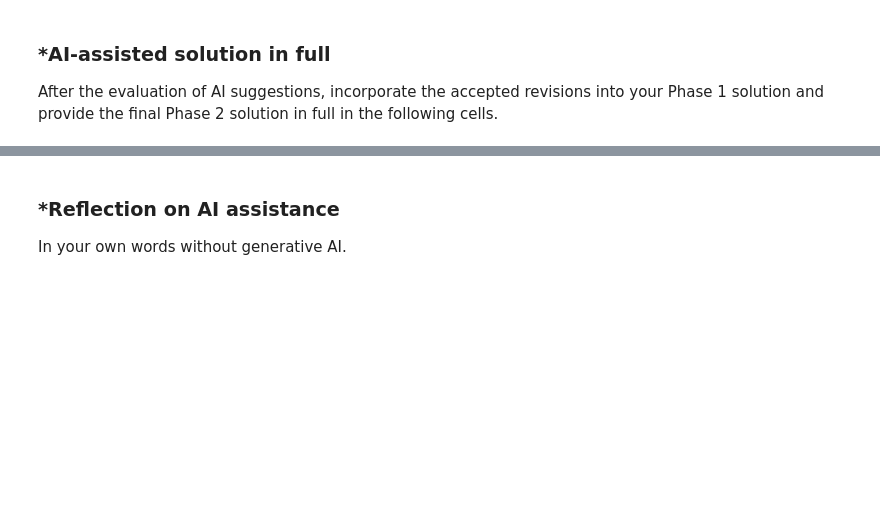
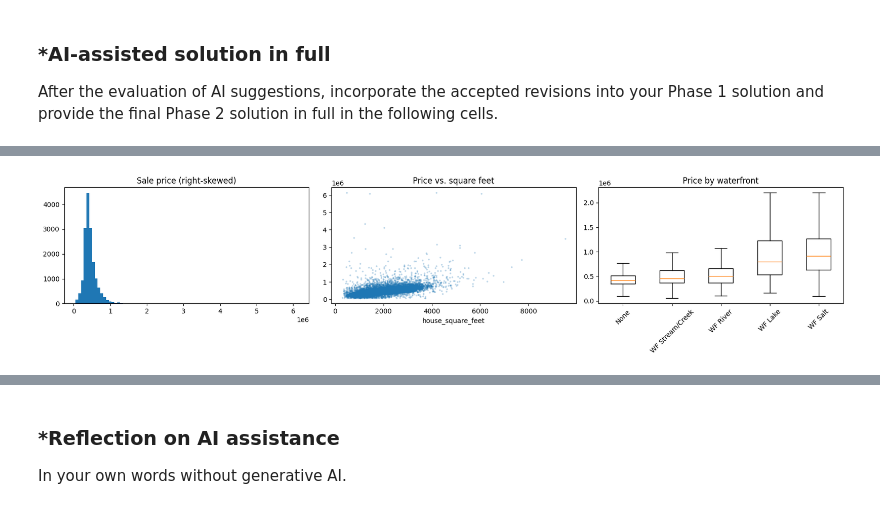
Before and after one commit to elijahschoeniger-cpu/L02-hedonic-pricing, a Jupyter notebook: notebook.ipynb, the cells around one changed output, grey strips where cells are left out. Cells and saved outputs as stored; diff of their text form; code cells hidden in the pictures; blank space fills up the shorter version.

```diff
--- a/notebook.ipynb
+++ b/notebook.ipynb
@@ -441,0 +479,98 @@ After the evaluation of AI suggestions, incorporate the accepted revisions into
+# %%
+# Your Phase 2 solution to the problem goes here.
+
+import numpy as np
+import pandas as pd
+import matplotlib.pyplot as plt
+import seaborn as sns
+import statsmodels.api as sm
+
+from sklearn.model_selection import train_test_split, KFold, cross_validate, GridSearchCV
+from sklearn.compose import ColumnTransformer, TransformedTargetRegressor
+from sklearn.preprocessing import OneHotEncoder, StandardScaler
+from sklearn.pipeline import Pipeline
+from sklearn.linear_model import LinearRegression, Lasso
+from sklearn.metrics import mean_squared_error, mean_absolute_error, r2_score
+from statsmodels.stats.outliers_influence import variance_inflation_factor
+
+# Q1
+URL = "https://raw.githubusercontent.com/elijahschoeniger-cpu/L02-hedonic-pricing/main/data/pierce_county_house_sales.csv"
+df_raw = pd.read_csv(URL)
+df = df_raw.drop_duplicates().copy()
+df["sale_date"] = pd.to_datetime(df["sale_date"], errors="coerce")
+
+num_cols = ["house_square_feet", "attic_finished_square_feet", "basement_square_feet",
+            "attached_garage_square_feet", "detached_garage_square_feet",
+            "fireplaces", "stories", "year_built", "bedrooms", "bathrooms"]
+
+# Drop impossible / non-market records
+df = df[(df["sale_price"] >= 50_000)          # $2k-$50k sales = non-arm's-length transfers
+        & (df["house_square_feet"] >= 300)     # 1 sq ft houses etc.
+        & (df["stories"] > 0)
+        & (df["bedrooms"] <= 12)]              # one 25-bedroom record
+
+# NaN here not missing
+df["waterfront_type"] = df["waterfront_type"].fillna("None")
+df["view_quality"] = df["view_quality"].fillna("No View")
+
+# Only ~10 rows missing these; drop them
+df = df.dropna(subset=["hvac_description", "exterior", "interior", "roof_cover"])
+df = df.dropna(subset=["sale_date", "sale_price"] + num_cols)
+
+# Fix inconsistent labels
+df["hvac_description"] = df["hvac_description"].replace(
+    {"Floor Wall Furnace": "Floor/Wall Furnace", "Electric": "Electric Baseboard"})
+
+df = df[df["bathrooms"] > 0]
+future_built = int((df["year_built"] > df["sale_date"].dt.year).sum())
+df = df[df["year_built"] <= df["sale_date"].dt.year]
+df = df.reset_index(drop=True)
+print(f"{len(df_raw)} -> {len(df)} rows; missing values left: {df.isna().sum().sum()}")
+print(f"Removed {future_built} records with construction year after sale year")
+print(df.describe().T)
+
+fig, ax = plt.subplots(1, 3, figsize=(17, 4))
+ax[0].hist(df["sale_price"], bins=80)
+ax[0].set_title("Sale price (right-skewed)")
+ax[1].scatter(df["house_square_feet"], df["sale_price"], s=3, alpha=0.2)
+ax[1].set(title="Price vs. square feet", xlabel="house_square_feet")
+order = df.groupby("waterfront_type")["sale_price"].median().sort_values().index
+ax[2].boxplot([df.loc[df["waterfront_type"] == cat, "sale_price"] for cat in order], showfliers=False)
+ax[2].set_xticks(range(1, len(order) + 1), labels=order, rotation=45)
+ax[2].set_title("Price by waterfront")
+plt.tight_layout(); plt.show()
+
+plt.figure(figsize=(8, 6))
+sns.heatmap(df[["sale_price"] + num_cols].corr(), annot=True, fmt=".2f", cmap="RdBu_r", center=0)
+plt.title("Correlations"); plt.tight_layout(); plt.show()
+
+#Price is heavily right skewed, square footage footage is strongest r=0.53, followed by bathrooms.
+print("Sale-price quantiles:")
+print(df["sale_price"].quantile([0, .5, .95, .99, 1]))
+fig, ax = plt.subplots(1, 2, figsize=(12, 4))
+ax[0].hist(df["sale_price"], bins=60)
+ax[1].hist(np.log1p(df["sale_price"]), bins=60)
+ax[0].set_title("Sale price"); ax[1].set_title("Log(1 + sale price)")
+plt.tight_layout(); plt.show()
+
+#Q2
+# All transformations below use fixed rules and are applied AFTER the split.
+# One-hot encoding is fitted separately inside each model's CV folds.
+view_order = ["No View", "View Lim -", "View Lim", "View Lim +", "View Avg",
+              "View Avg +", "View Good", "View Good +", "View V-Good"]
+cat_cols = ["exterior", "hvac_description", "roof_cover", "waterfront_type"]
+
+def make_features(data, complex_model=False):
+    X = data.copy()
+    X["sale_month"] = X["sale_date"].dt.month
+
+    # Ordered view grades -> 0..8
+    X["view_score"] = X["view_quality"].map({v: i for i, v in enumerate(view_order)}).fillna(0)
+
+    # Near-constant columns -> one binary flag each
+    X["interior_drywall"] = (X["interior"] == "Drywall").astype(int)
+    X["sewer_installed"] = (X["utility_sewer"] == "SEWER/SEPTIC INSTALLED").astype(int)
+
+    # Group rare levels
+    X["exterior"] = X["exterior"].replace({"Masonry Common Brick": "Masonry", "Masonry Concrete Block": "Masonry"})
+# %% [output]
@@ -441,0 +594 @@ After the evaluation of AI suggestions, incorporate the accepted revisions into
+[figure, added]
```
Also changed, not shown: parts of 10 cells of this notebook.
